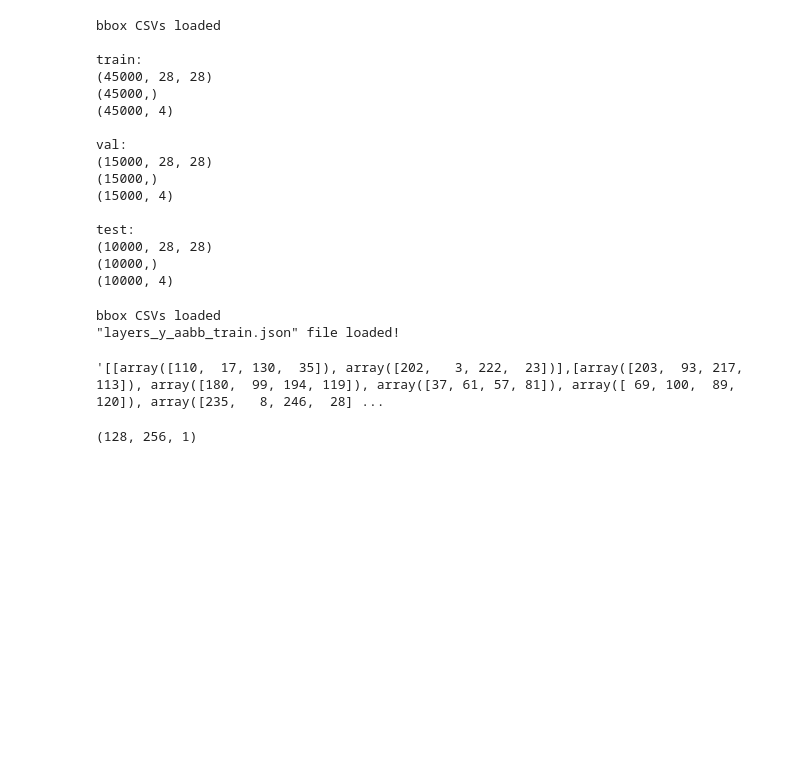
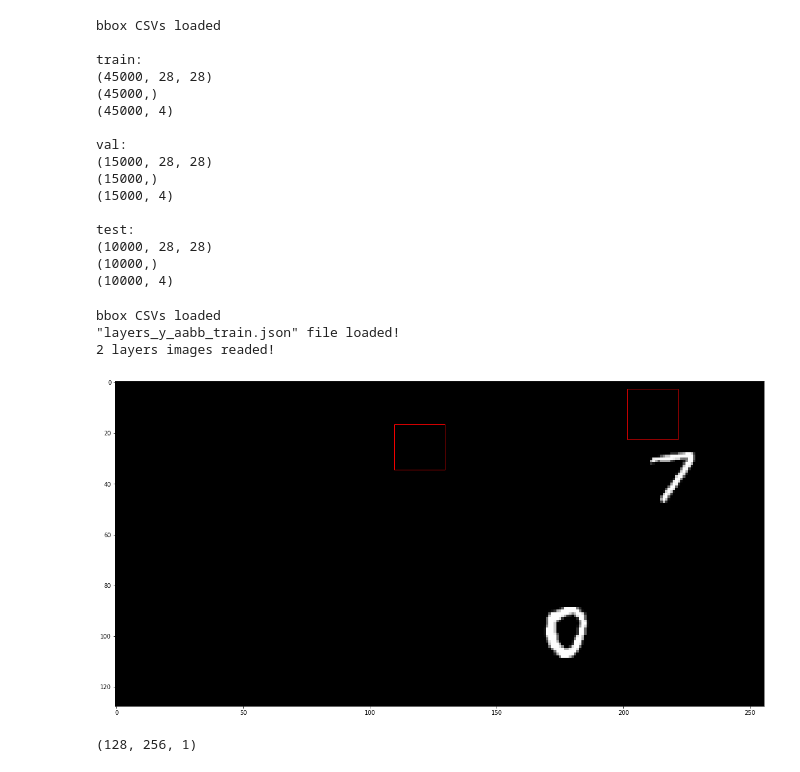
Before and after one commit to 0r4nd/HandwritingRecognition, a Jupyter notebook: notebooks/HandwritingRecognition.ipynb, the cells around one changed output. Cells and saved outputs as stored; diff of their text form; code cells hidden in the pictures; blank space fills up the shorter version.

```diff
--- a/notebooks/HandwritingRecognition.ipynb
+++ b/notebooks/HandwritingRecognition.ipynb
@@ -530,41 +530,60 @@ except NameError: # jupyter notebook
 
 (X_train, y_train), (X_test, y_test) = datasets.mnist.load_data(path="mnist.npz")
 og = ObjectDetectionGenerator(X_train, y_train, X_test, y_test, dataset_dir,
                               layers_width=256,layers_height=128)
 og.load_sprites()
 #og.transform_scale([28.,28.])
 
 #og.reset_layers()
 og.add_layer()
 og._draw_random_sprites(0, 2)
 og.add_layer()
 og._draw_random_sprites(1, 5)
 
 #og.show_layer(0)
 #og.show_layer(1)
 
 
 #print(og.layers["aabb_train"])
 #print(pd.Series(og.layers["aabb_train"]).to_json(orient='values'))
 og.load_layers()
 
-def write_layers(og, split_set="train"):
-    dir_path_layers = os.path.join(og.dir_path_layers, split_set)
-    for i in range(len(og.layers["X_"+split_set])):
-        png_filename = os.path.join(dir_path_layers, f"X_{split_set}_{i}.png")
-        pixels = np.reshape(og.layers["X_"+split_set][i],(og.layers_height,og.layers_width))
+def write_layers(og, X_set="train"):
+    dir_path_layers = os.path.join(og.dir_path_layers, X_set)
+    X_set = "X_" + X_set
+    images_len = len(og.layers[X_set])
+
+    for i in range(images_len):
+        png_filename = os.path.join(dir_path_layers, f"{X_set}_{i}.png")
+        pixels = np.reshape(og.layers[X_set][i],(og.layers_height,og.layers_width))
         img = Image.fromarray(pixels.astype(np.uint8), mode='L')
         img.save(png_filename, format='PNG', bits=8)
+    print(f"{images_len} layers images written!")
     return
 
-write_layers(og, "train")
+def read_layers(og, X_set="train"):
+    dir_path_layers = os.path.join(og.dir_path_layers, X_set)
+    i = 0
+    X_set = "X_" + X_set
+    while True:
+        png_filename = os.path.join(dir_path_layers, f"{X_set}_{i}.png")
+        if not os.path.exists(png_filename):
+            break
+        img = Image.open(png_filename)
+        og.layers[X_set][i] = np.reshape(img.getdata(),(og.layers_height,og.layers_width,1))
+        i += 1
+    print(f"{i} layers images readed!")
+    return
 
+#write_layers(og, "train")
+read_layers(og, "train")
 
-"""[[array([110,  17, 130,  35]), array([202,   3, 222,  23])],[array([203,  93, 217, 113]), array([180,  99, 194, 119]), array([37, 61, 57, 81]), array([ 69, 100,  89, 120]), array([235,   8, 246,  28])]]"""
+og.show_layer(0)
 # %% [output]
 bbox CSVs loaded
 "layers_y_aabb_train.json" file loaded!
+2 layers images readed!
-'[[array([110,  17, 130,  35]), array([202,   3, 222,  23])],[array([203,  93, 217, 113]), array([180,  99, 194, 119]), array([37, 61, 57, 81]), array([ 69, 100,  89, 120]), array([235,   8, 246,  28] ...
+[figure, added]
 # %%
 og.clean_layer(0)
 og._draw_packed_sprites(0, 100)
```
Also changed, not shown: parts of 2 cells of this notebook.
